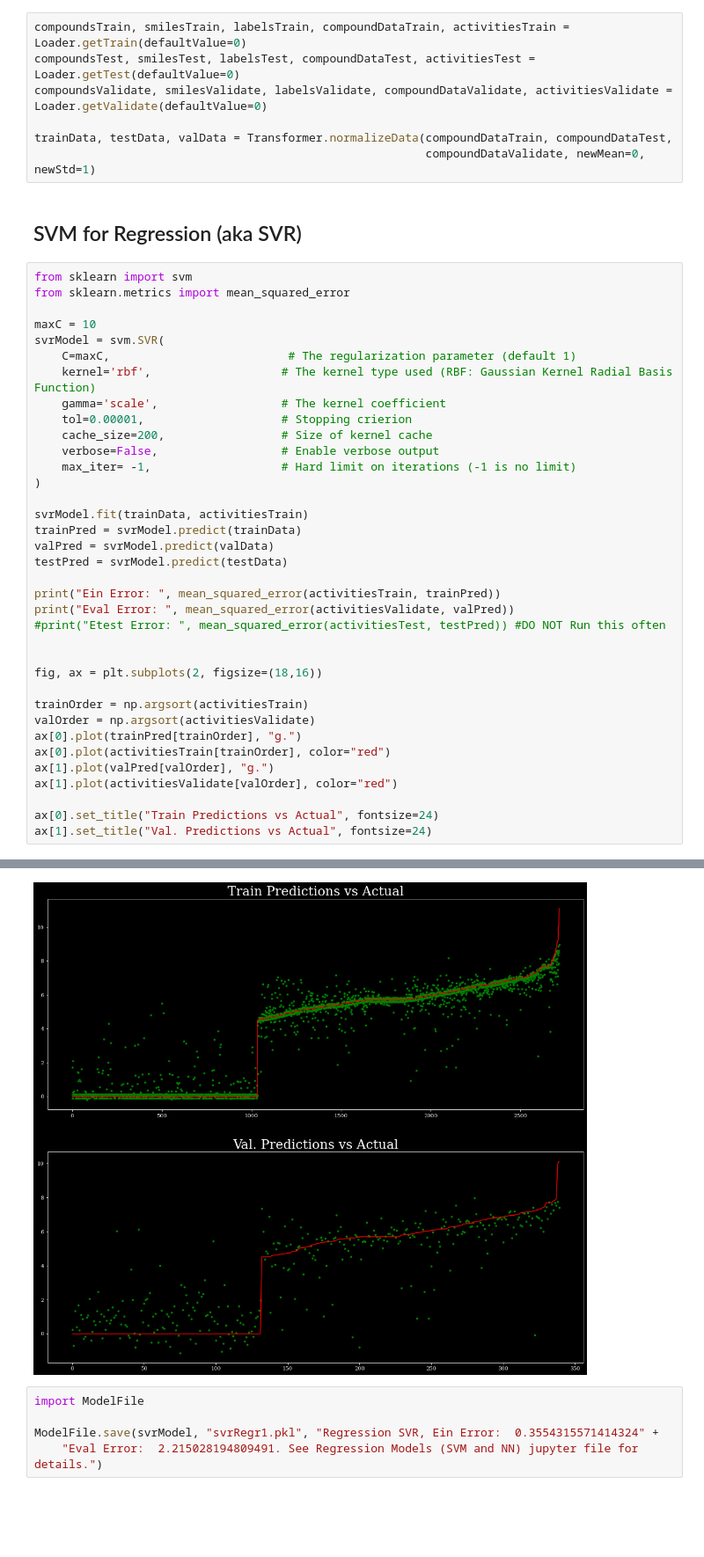
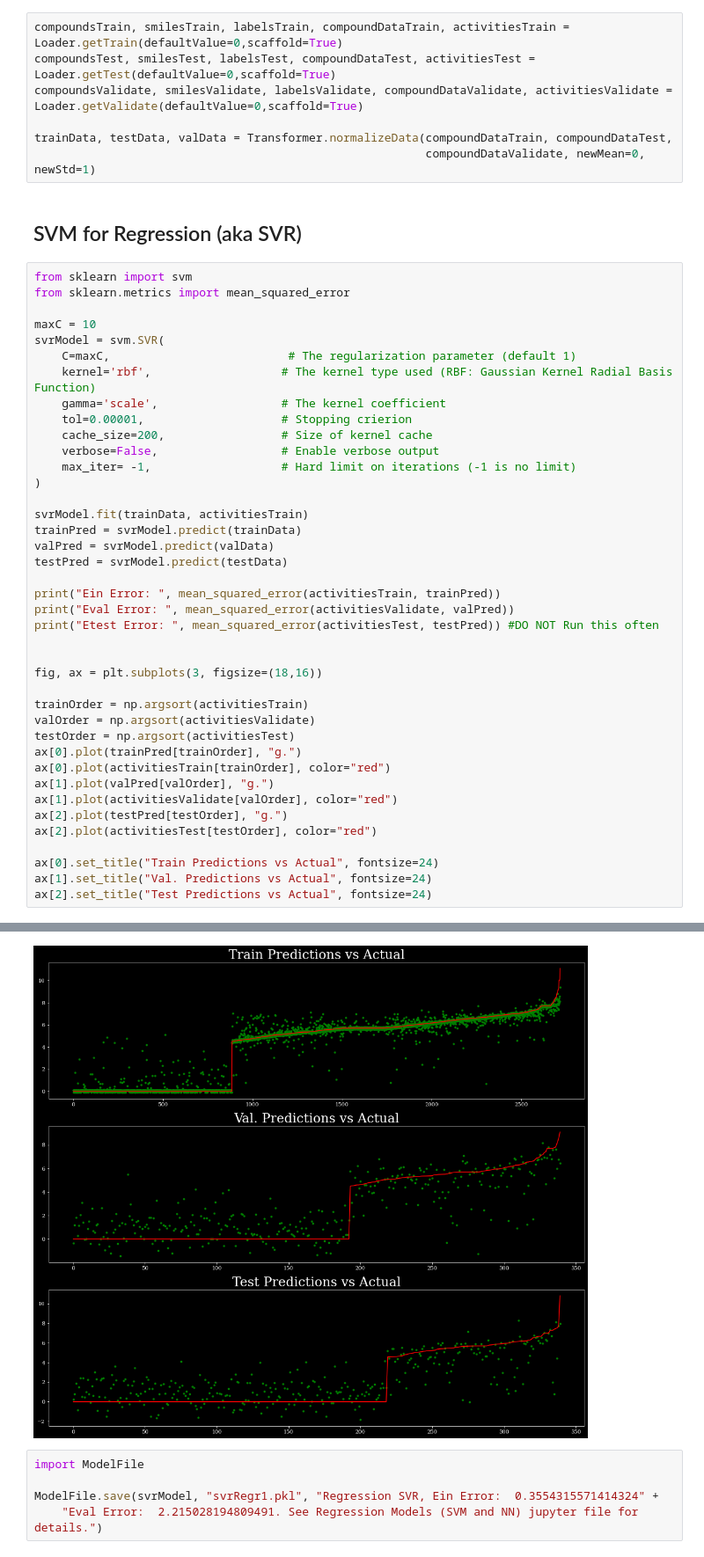
Before and after one commit to timothylindsey/Biola-Lawrence-Livermore-Project, a Jupyter notebook: Code/Regression Models (SVM and NN).ipynb, the cells around one changed output, grey strips where cells are left out. Shown at 88% size. Drawn from its saved outputs; the diff is of its cells as text; blank space fills up the shorter version.

```diff
--- a/Code/Regression Models (SVM and NN).ipynb
+++ b/Code/Regression Models (SVM and NN).ipynb
@@ -14,9 +30,9 @@ print(s.split('.'))
 # %% [output]
 ['testing', 'trex']
 # %%
-compoundsTrain, smilesTrain, labelsTrain, compoundDataTrain, activitiesTrain = Loader.getTrain(defaultValue=0)
-compoundsTest, smilesTest, labelsTest, compoundDataTest, activitiesTest = Loader.getTest(defaultValue=0)
-compoundsValidate, smilesValidate, labelsValidate, compoundDataValidate, activitiesValidate = Loader.getValidate(defaultValue=0)
+compoundsTrain, smilesTrain, labelsTrain, compoundDataTrain, activitiesTrain = Loader.getTrain(defaultValue=0,scaffold=True)
+compoundsTest, smilesTest, labelsTest, compoundDataTest, activitiesTest = Loader.getTest(defaultValue=0,scaffold=True)
+compoundsValidate, smilesValidate, labelsValidate, compoundDataValidate, activitiesValidate = Loader.getValidate(defaultValue=0,scaffold=True)
 
 trainData, testData, valData = Transformer.normalizeData(compoundDataTrain, compoundDataTest,
                                                          compoundDataValidate, newMean=0, newStd=1)
@@ -44,18 +60,22 @@ testPred = svrModel.predict(testData)
 
 print("Ein Error: ", mean_squared_error(activitiesTrain, trainPred))
 print("Eval Error: ", mean_squared_error(activitiesValidate, valPred))
-#print("Etest Error: ", mean_squared_error(activitiesTest, testPred)) #DO NOT Run this often
+print("Etest Error: ", mean_squared_error(activitiesTest, testPred)) #DO NOT Run this often
 
 
-fig, ax = plt.subplots(2, figsize=(18,16))
+fig, ax = plt.subplots(3, figsize=(18,16))
 
 trainOrder = np.argsort(activitiesTrain)
 valOrder = np.argsort(activitiesValidate)
+testOrder = np.argsort(activitiesTest)
 ax[0].plot(trainPred[trainOrder], "g.")
 ax[0].plot(activitiesTrain[trainOrder], color="red")
 ax[1].plot(valPred[valOrder], "g.")
 ax[1].plot(activitiesValidate[valOrder], color="red")
+ax[2].plot(testPred[testOrder], "g.")
+ax[2].plot(activitiesTest[testOrder], color="red")
 
 ax[0].set_title("Train Predictions vs Actual", fontsize=24)
 ax[1].set_title("Val. Predictions vs Actual", fontsize=24)
+ax[2].set_title("Test Predictions vs Actual", fontsize=24)
 # %% [output]
@@ -65,4 +86,4 @@ Text(0.5, 1.0, 'Val. Predictions vs Actual')
-[figure, old version]
+[figure, new version]
 # %%
 import ModelFile
 
```
Also changed, not shown: parts of 4 cells of this notebook.
